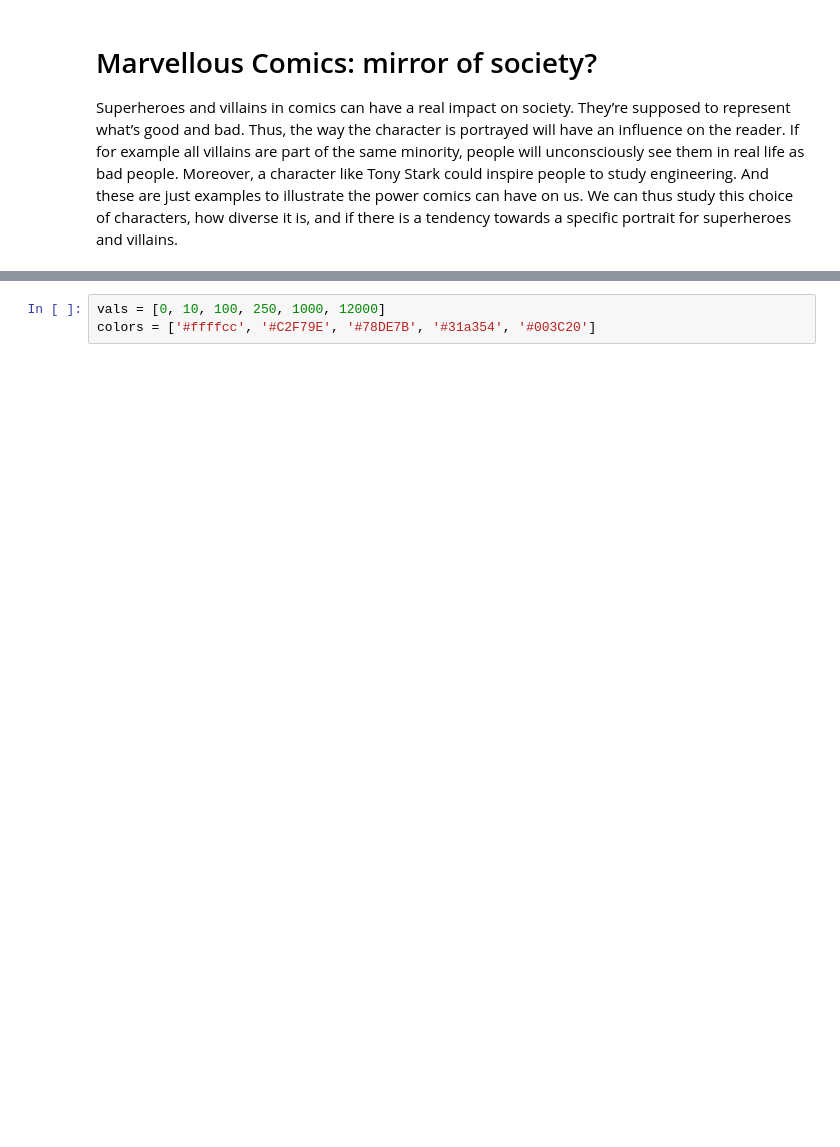
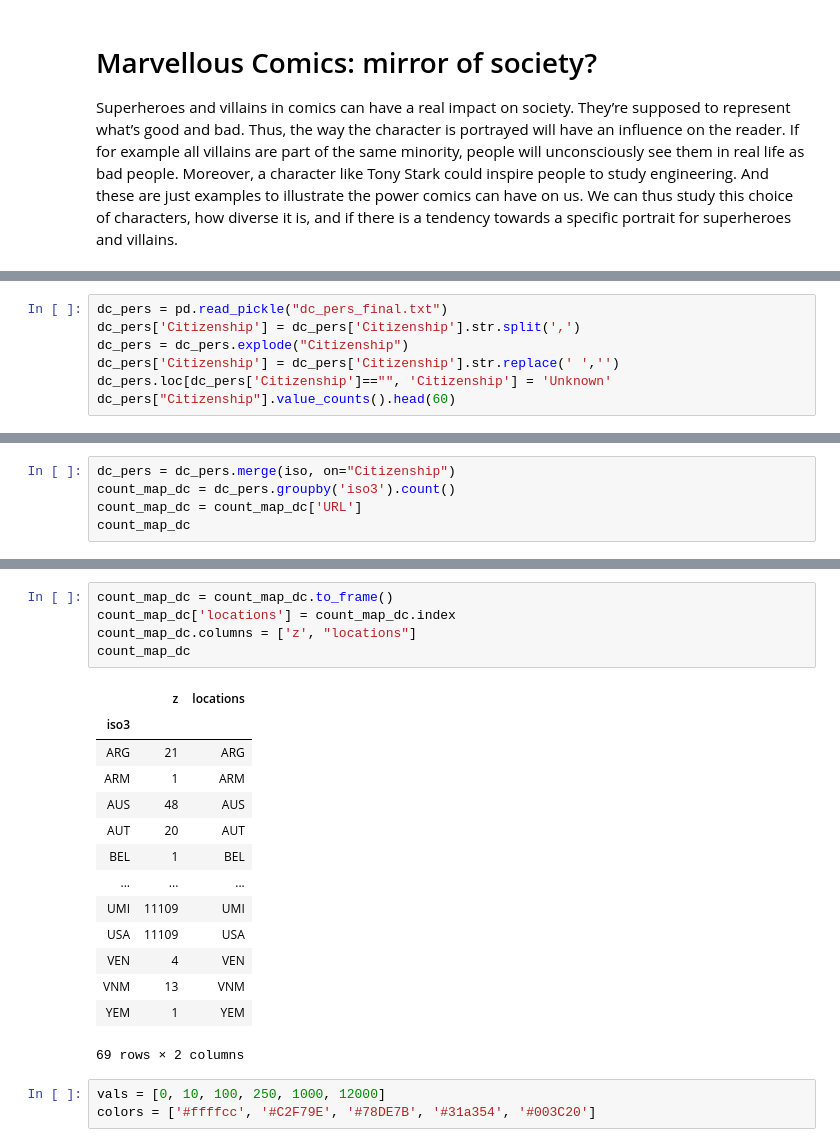
Before and after one commit to marvelous-comics/project_ADAELE, a Jupyter notebook: Marvellous Comics Notebook antoine.ipynb, the cells around one changed output, grey strips where cells are left out. Cells and saved outputs as stored; diff of their text form; blank space fills up the shorter version.

```diff
--- a/Marvellous Comics Notebook antoine.ipynb
+++ b/Marvellous Comics Notebook antoine.ipynb
@@ -320,0 +142,7 @@ count_map_1
+# %%
+dc_pers = pd.read_pickle("dc_pers_final.txt")
+dc_pers['Citizenship'] = dc_pers['Citizenship'].str.split(',')
+dc_pers = dc_pers.explode("Citizenship")
+dc_pers['Citizenship'] = dc_pers['Citizenship'].str.replace(' ','')
+dc_pers.loc[dc_pers['Citizenship']=="", 'Citizenship'] = 'Unknown'
+dc_pers["Citizenship"].value_counts().head(60)
@@ -320,0 +167,5 @@ count_map_1
+# %%
+dc_pers = dc_pers.merge(iso, on="Citizenship")
+count_map_dc = dc_pers.groupby('iso3').count()
+count_map_dc = count_map_dc['URL']
+count_map_dc
@@ -321,3 +186,23 @@ count_map_1
+# %%
+count_map_dc = count_map_dc.to_frame()
+count_map_dc['locations'] = count_map_dc.index
+count_map_dc.columns = ['z', "locations"]
+count_map_dc
+# %% [output]
+|  | z | locations |
+| iso3 |  |  |
+| ARG | 21 | ARG |
+| ARM | 1 | ARM |
+| AUS | 48 | AUS |
+| AUT | 20 | AUT |
+| BEL | 1 | BEL |
+| ... | ... | ... |
+| UMI | 11109 | UMI |
+| USA | 11109 | USA |
+| VEN | 4 | VEN |
+| VNM | 13 | VNM |
+| YEM | 1 | YEM |
+69 rows × 2 columns
 # %%
 vals = [0, 10, 100, 250, 1000, 12000]
 colors = ['#ffffcc', '#C2F79E', '#78DE7B', '#31a354', '#003C20']
```
Also changed, not shown: parts of 42 cells of this notebook.
